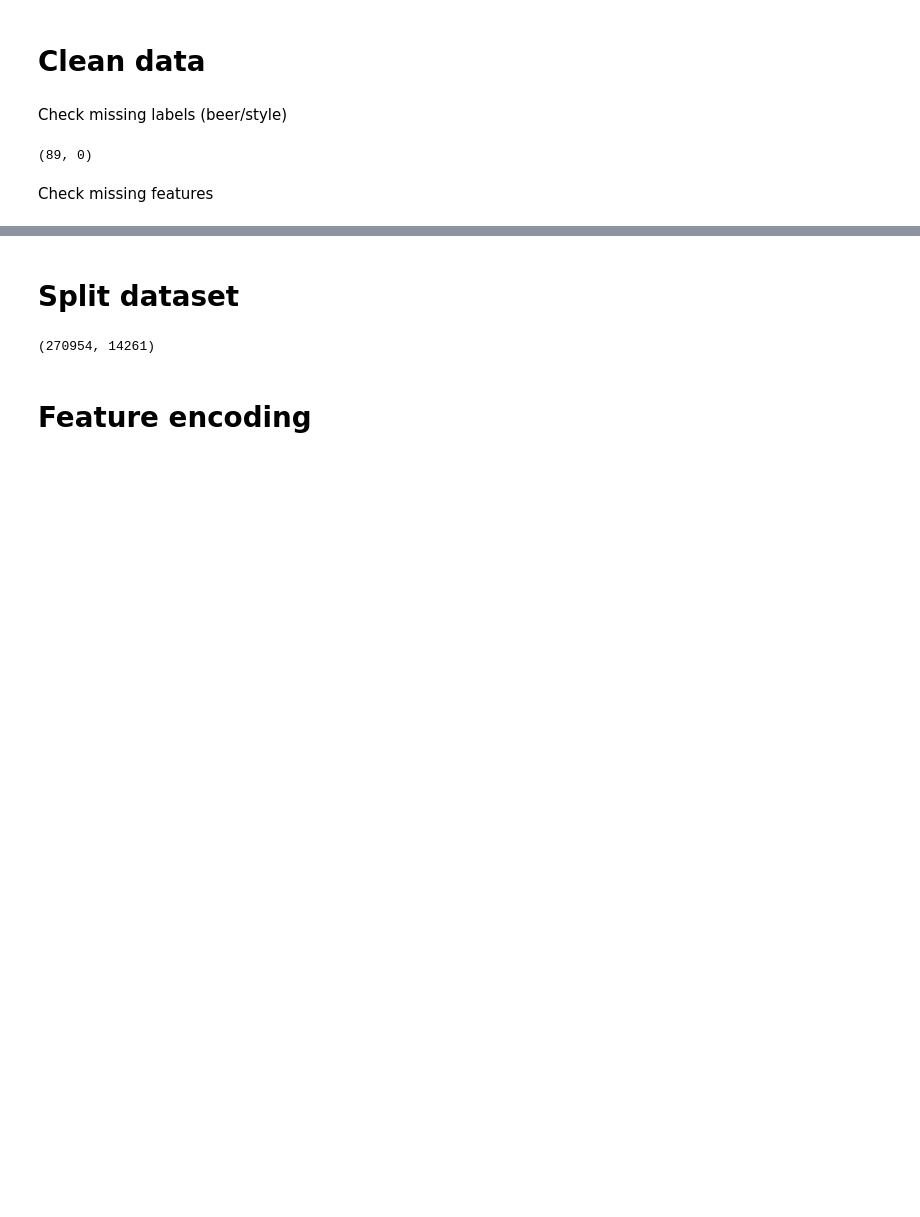
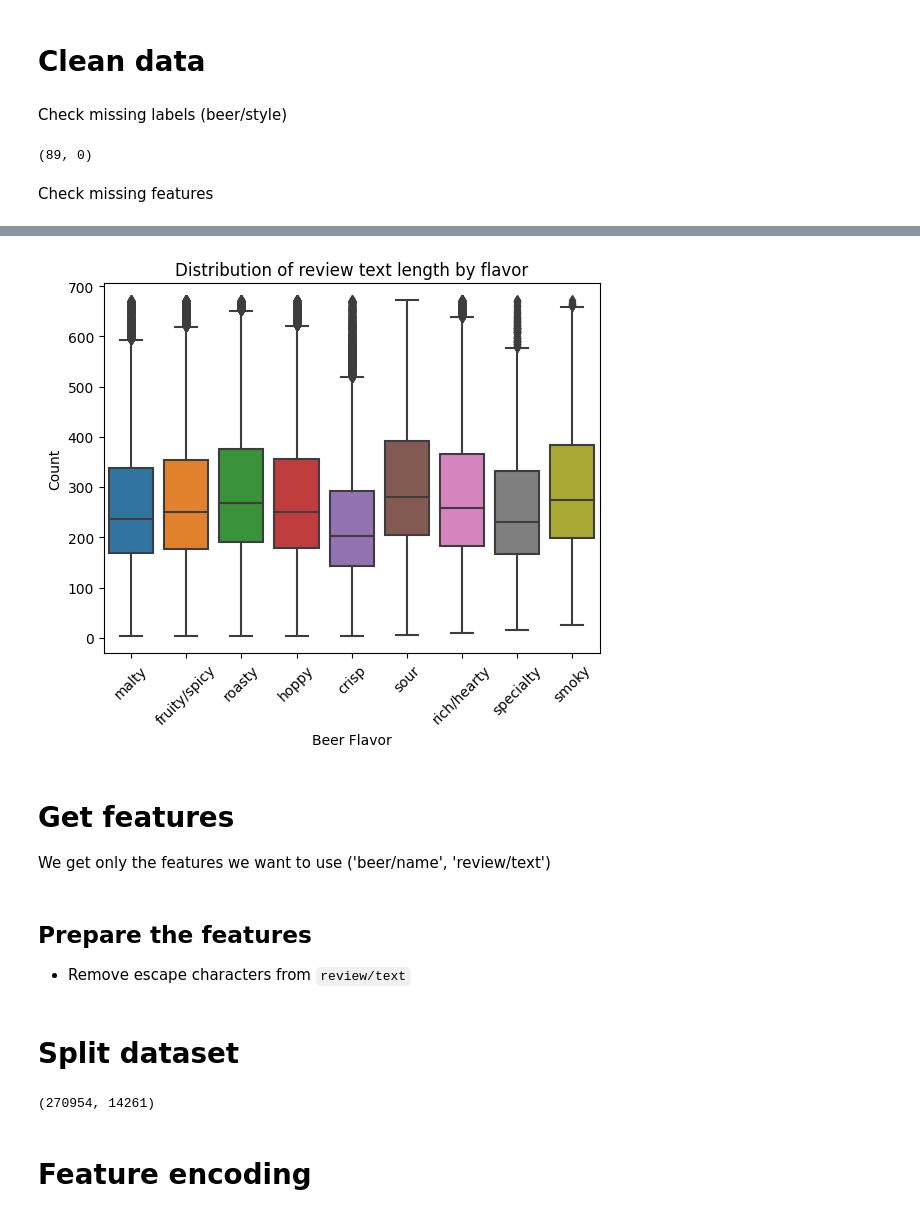
Before and after one commit to EdwardLinS/CSE158-BryanEdwardJesse, a Jupyter notebook: beers/notebook.ipynb, the cells around one changed output, grey strips where cells are left out. Cells and saved outputs as stored; diff of their text form; code cells hidden in the pictures; blank space fills up the shorter version.

```diff
--- a/beers/notebook.ipynb
+++ b/beers/notebook.ipynb
@@ -174,0 +181,13 @@ abvMin, abvMax, abvMean, abvMedian, abvSTD
+# %%
+sns.boxplot(data=noOutlierLengthDF, x='beer/flavor', y='review/text length')
+plotBarByFlavor(noOutlierABVDF, 'review/text length', 'Distribution of Review Text Length by Beer flavor')
+plt.title('Distribution of review text length by flavor')
+plt.xlabel('Beer Flavor')
+plt.ylabel('Count')
+plt.xticks(rotation=45)
+plt.show()
+# %% [output]
+[figure, added]
+# %% [markdown]
+# Get features
+We get only the features we want to use ('beer/name', 'review/text')
@@ -174,0 +207,3 @@ abvMin, abvMax, abvMean, abvMedian, abvSTD
+# %% [markdown]
+## Prepare the features
+- Remove escape characters from `review/text`
```
Also changed, not shown: parts of 23 cells of this notebook.
